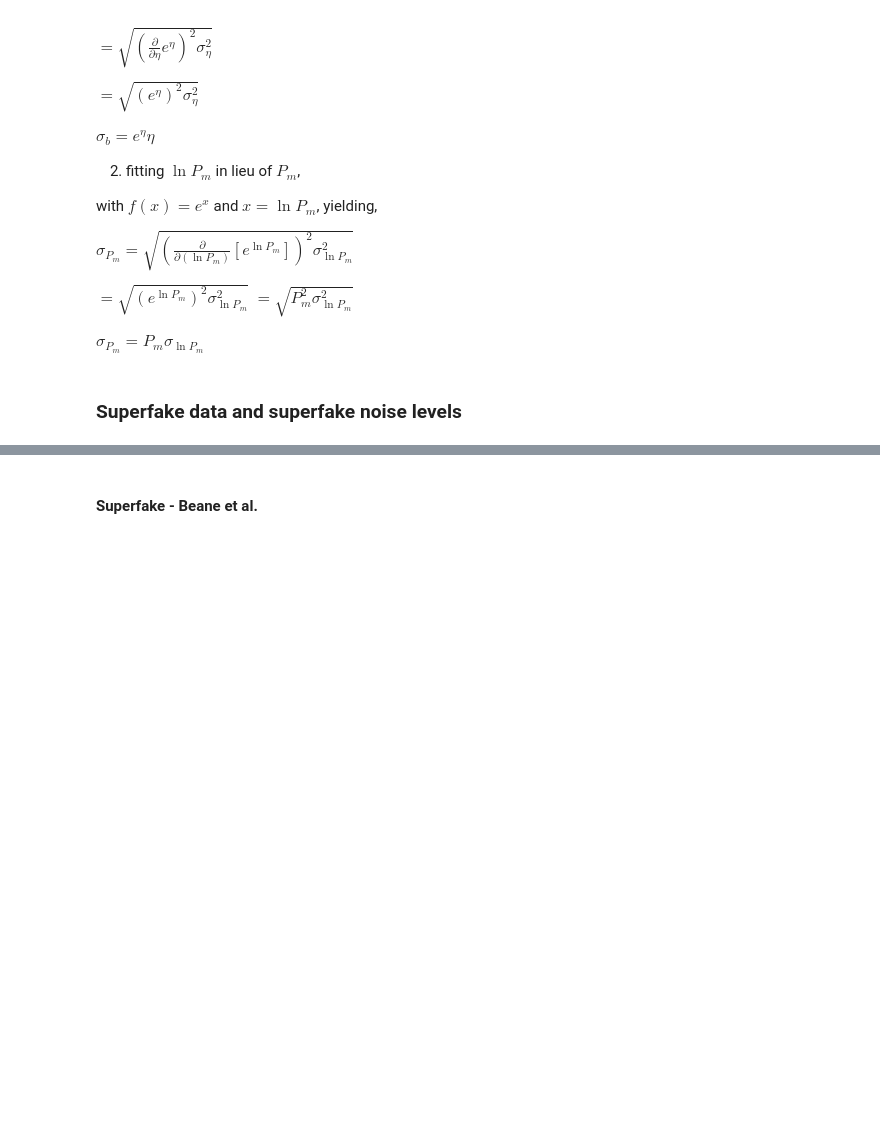
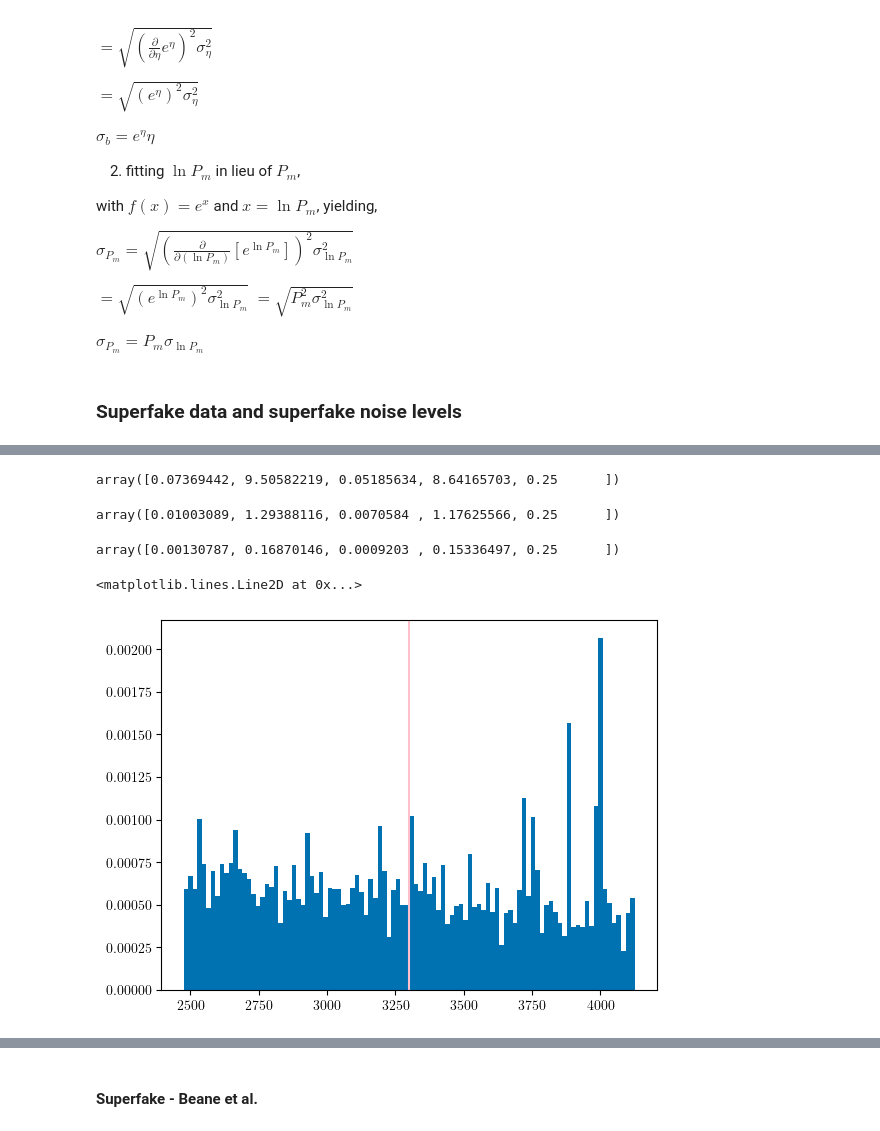
Before and after one commit to lisaleemcb/deprism, a Jupyter notebook: generate_spectra.ipynb, the cells around one changed output, grey strips where cells are left out. Saved outputs shown, nothing was run; the diff lists cells and outputs as text; code cells hidden in the pictures; blank space fills up the shorter version.

```diff
--- a/generate_spectra.ipynb
+++ b/generate_spectra.ipynb
@@ -1905,0 +1908,3 @@ np.sqrt(var_x(data_sf[0]))
+# %%
+N, n = analysis.get_noise(k_indices, spectra_sf[1], params_sf['b_i'], N_modes, frac_error=.01)
+np.sqrt(np.diag(N)) / data_sf
@@ -2090,0 +2114,19 @@ import ptemcee
+# %%
+np.sqrt(np.diag(N)) / data_sf
+# %% [output]
+array([0.07369442, 9.50582219, 0.05185634, 8.64165703, 0.25      ])
+# %%
+np.sqrt(np.diag(N_CCATp)) / data_sf
+# %% [output]
+array([0.01003089, 1.29388116, 0.0070584 , 1.17625566, 0.25      ])
+# %%
+np.sqrt(np.diag(N_StageII)) / data_sf
+# %% [output]
+array([0.00130787, 0.16870146, 0.0009203 , 0.15336497, 0.25      ])
+# %%
+hist_stuff = plt.hist(MCMC_gaussian[0][:,1], bins=100, density=True,
+                      range=(params_sf['b_j'] * .75, params_sf['b_j'] * 1.25))
+plt.axvline(params_sf['b_j'], color='pink')
+# %% [output]
+<matplotlib.lines.Line2D at 0x...>
+[figure, added]
```
Also changed, not shown: parts of 58 cells of this notebook, 2 other files.
